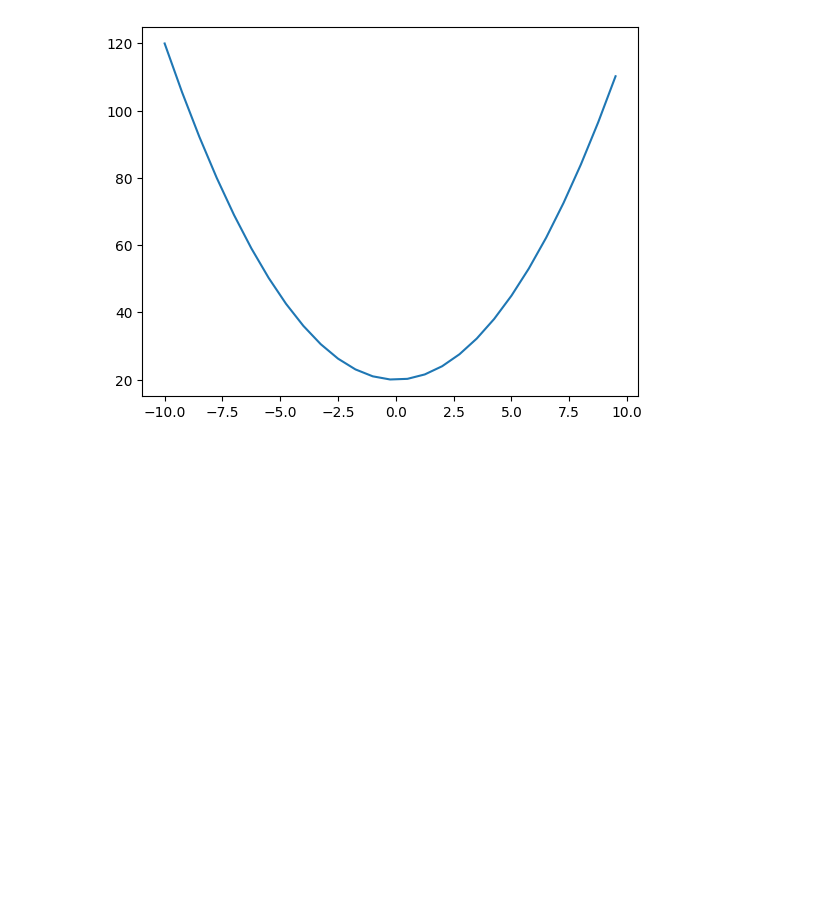
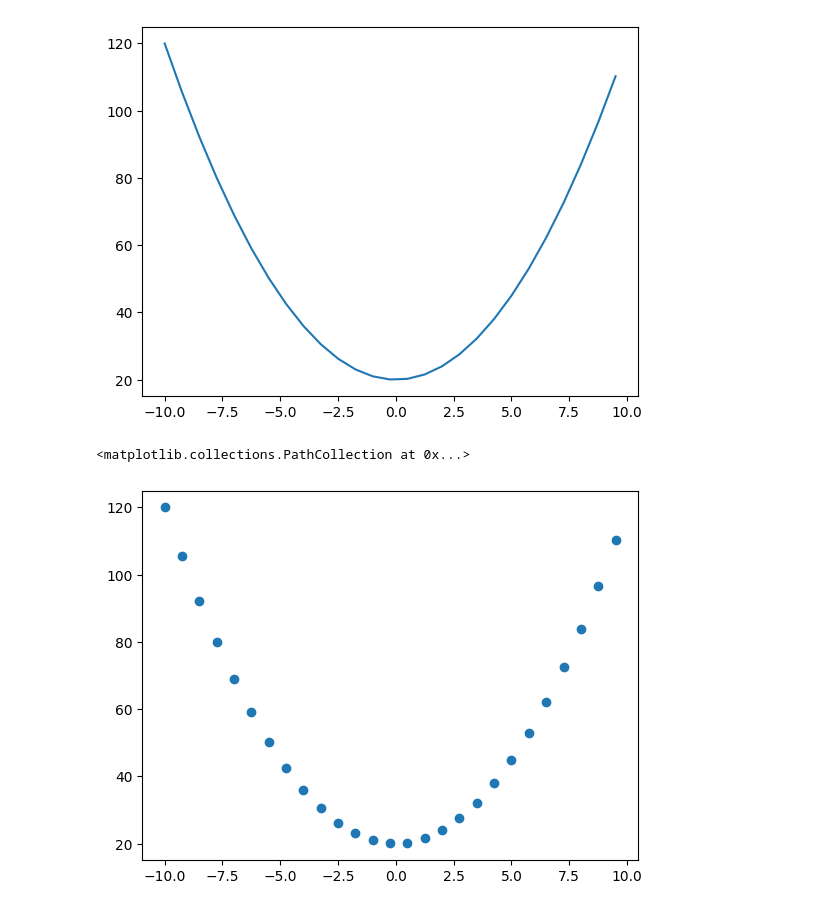
Before and after one commit to shreykx/pytorch-playground, a Jupyter notebook: pytorcher.ipynb, the cells around one changed output. Saved outputs shown, nothing was run; the diff lists cells and outputs as text; code cells hidden in the pictures; blank space fills up the shorter version.

```diff
--- a/pytorcher.ipynb
+++ b/pytorcher.ipynb
@@ -27,3 +27,8 @@ plt.plot(xs, ys)
 # %% [output]
 [<matplotlib.lines.Line2D at 0x...>]
 [figure]
+# %%
+plt.scatter(xs, ys)
+# %% [output]
+<matplotlib.collections.PathCollection at 0x...>
+[figure, added]
```
Also changed, not shown: parts of 2 cells of this notebook.
